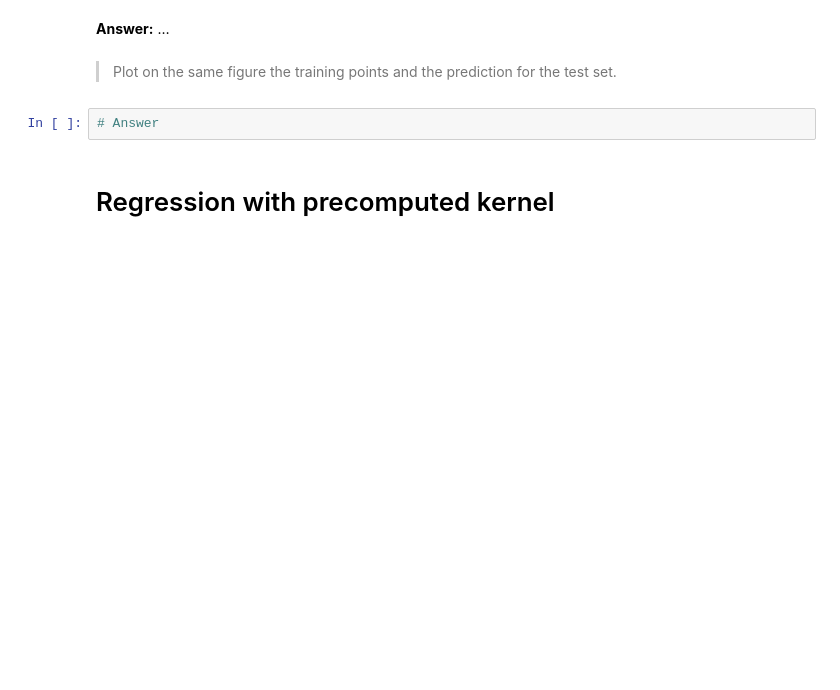
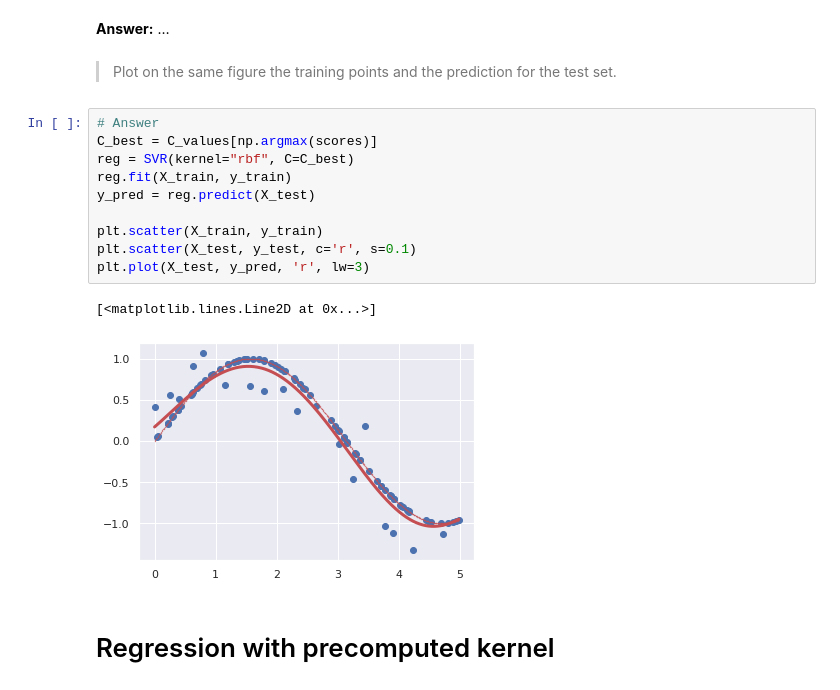
Before and after one commit to YunfeiZHAO/m2a_sorbonne, a Jupyter notebook: TP/IAS/TP02/2-SVM_student.ipynb, the cells around one changed output. Cells and saved outputs as stored; diff of their text form; blank space fills up the shorter version.

```diff
--- a/TP/IAS/TP02/2-SVM_student.ipynb
+++ b/TP/IAS/TP02/2-SVM_student.ipynb
@@ -127,8 +200,19 @@ plt.scatter(X_train, y_train)
 …
 # %% [markdown]
 >Plot on the same figure the training points and the prediction for the test set.
-# %%
-# Answer
+# %%
+# Answer
+C_best = C_values[np.argmax(scores)]
+reg = SVR(kernel="rbf", C=C_best)
+reg.fit(X_train, y_train)
+y_pred = reg.predict(X_test)
+
+plt.scatter(X_train, y_train)
+plt.scatter(X_test, y_test, c='r', s=0.1)
+plt.plot(X_test, y_pred, 'r', lw=3)
+# %% [output]
+[<matplotlib.lines.Line2D at 0x...>]
+[figure, added]
 # %% [markdown]
 # Regression with precomputed kernel <a id="part4"></a>
 # %% [markdown]
```
Also changed, not shown: parts of 16 cells of this notebook, 2 other files.
